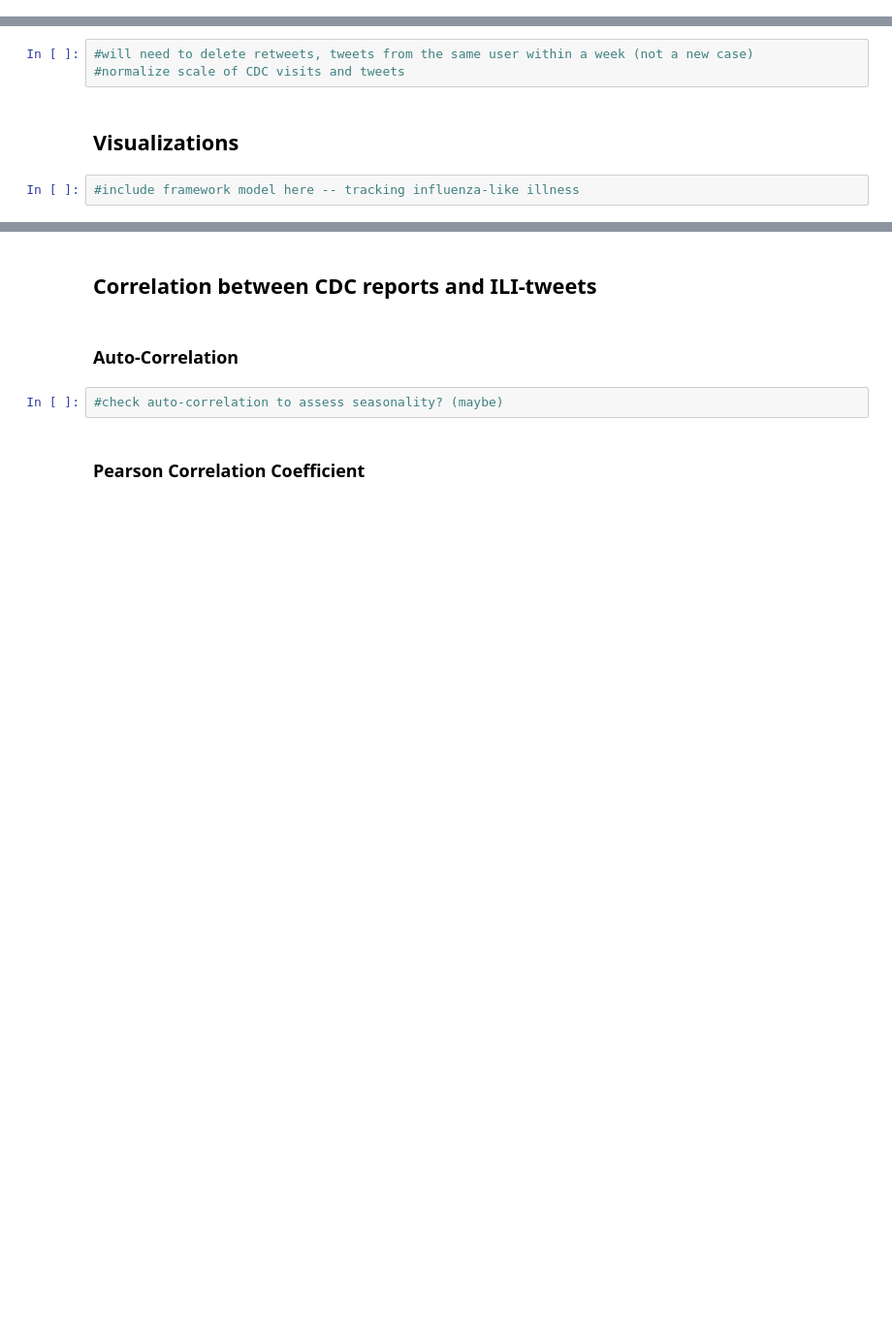
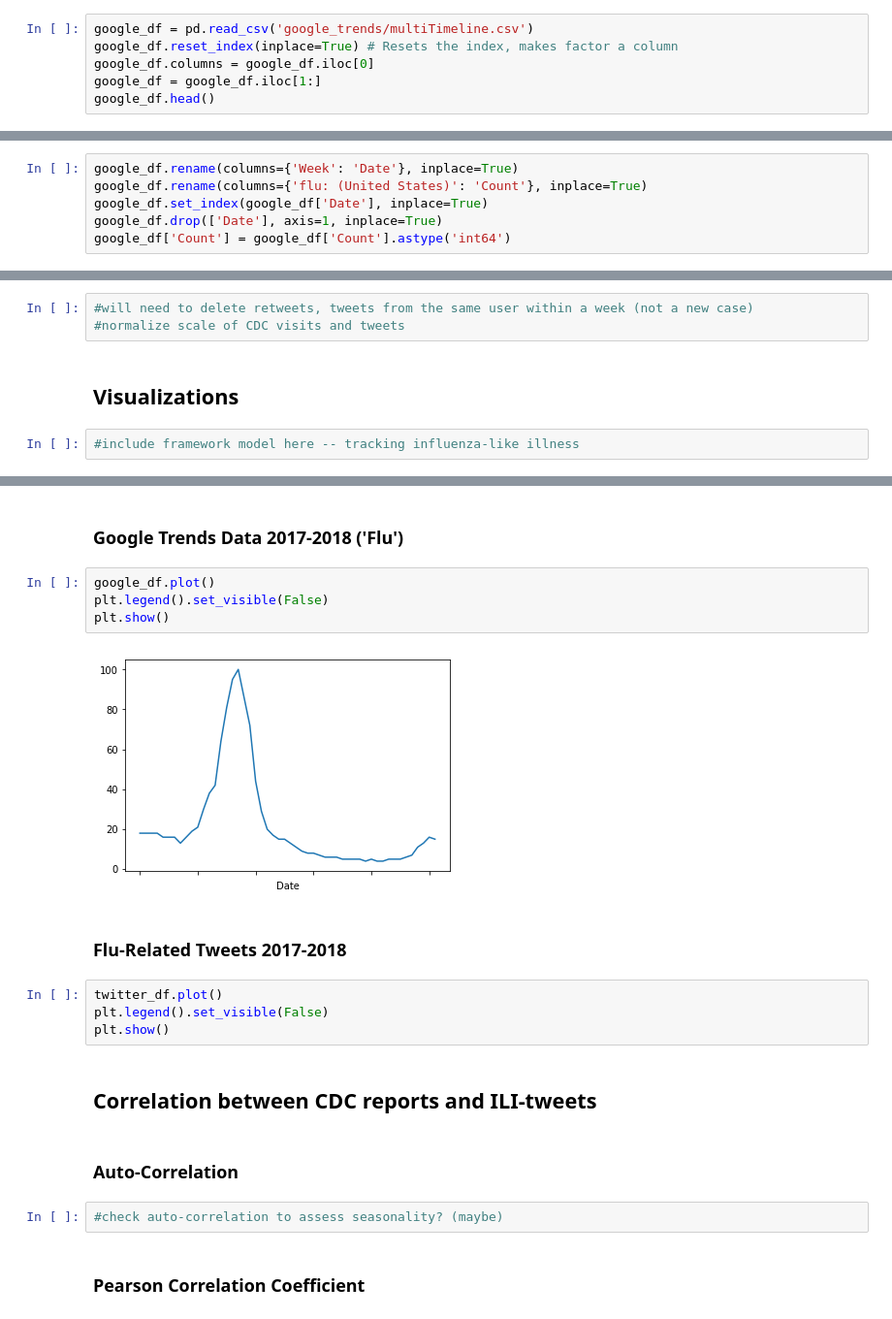
Before and after one commit to paulinaczheng/twitter_flu_tracking, a Jupyter notebook: Extended Analysis Pipeline.ipynb, the cells around one changed output, grey strips where cells are left out. Shown: that part at 97% size. Drawn from its saved outputs; the diff is of its cells as text; blank space fills up the shorter version.

```diff
--- a/Extended Analysis Pipeline.ipynb
+++ b/Extended Analysis Pipeline.ipynb
@@ -25,0 +59,6 @@ df.head()
+# %%
+google_df = pd.read_csv('google_trends/multiTimeline.csv')
+google_df.reset_index(inplace=True) # Resets the index, makes factor a column
+google_df.columns = google_df.iloc[0]
+google_df = google_df.iloc[1:]
+google_df.head()
@@ -25,0 +72,6 @@ df.head()
+# %%
+google_df.rename(columns={'Week': 'Date'}, inplace=True)
+google_df.rename(columns={'flu: (United States)': 'Count'}, inplace=True)
+google_df.set_index(google_df['Date'], inplace=True)
+google_df.drop(['Date'], axis=1, inplace=True)
+google_df['Count'] = google_df['Count'].astype('int64')
@@ -46,3 +105,17 @@ plt.show()
+# %% [markdown]
+### Google Trends Data 2017-2018 ('Flu')
+# %%
+google_df.plot()
+plt.legend().set_visible(False)
+plt.show()
+# %% [output]
+[figure, added]
+# %% [markdown]
+### Flu-Related Tweets 2017-2018
+# %%
+twitter_df.plot()
+plt.legend().set_visible(False)
+plt.show()
 # %% [markdown]
 ## Correlation between CDC reports and ILI-tweets
 # %% [markdown]
```
Also changed, not shown: parts of 14 cells of this notebook, 2 other files.
